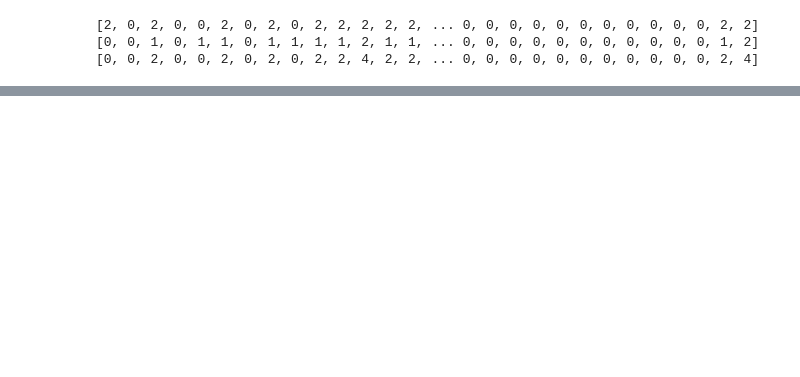
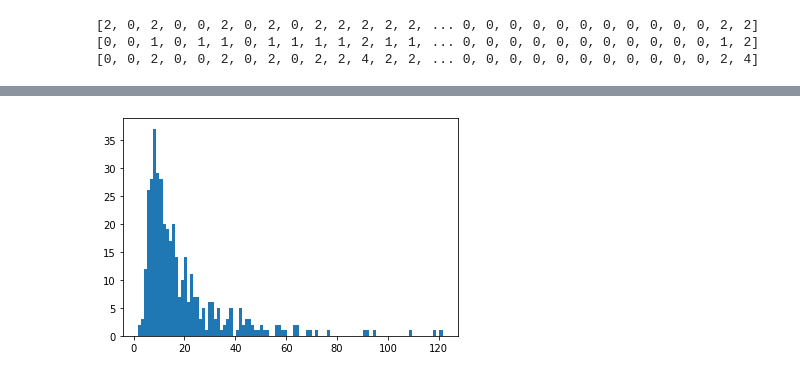
Before and after one commit to therwig/ele-studies, a Jupyter notebook: akAna/notebook.ipynb, the cells around one changed output, grey strips where cells are left out. Cells and saved outputs as stored; diff of their text form; code cells hidden in the pictures; blank space fills up the shorter version.

Commit message:
code for truth-to-reco matching

```diff
--- a/akAna/notebook.ipynb
+++ b/akAna/notebook.ipynb
@@ -149,0 +178,37 @@ plt.hist(ak.flatten(dR), bins=100, range=(0,7));
+# %%
+@numba.jit
+def dr_match(evts_ts, evts_rs, builder):
+    # note: allows multiple truths to match
+    # to same reco if they're within 0.05
+    for ei in range(len(evts_ts)):
+        builder.begin_list()
+
+        rs = evts_rs[ei]
+        ts = evts_ts[ei]
+
+        for t in ts:
+            best_dr=-1
+            best_ind=-1
+            for ri in range(len(rs)):
+                r=rs[ri]
+                dr = np.sqrt((t.eta - r.eta)**2 + (t.phi - r.phi)**2)
+                if dr<0.05 and (best_dr<0 or dr<best_dr):
+                    best_dr=dr
+                    best_ind=ri
+
+            builder.begin_record()
+            builder.field("reco_index")
+            builder.append(best_ind)
+            builder.end_record()
+
+        builder.end_list()
+    return builder
+# %%
+match_builder = dr_match(truth_electrons, reco_electrons, ak.ArrayBuilder())
+match_extension = match_builder.snapshot()
+# %%
+matching_truth_mask = match_extension.reco_index >= 0
+matching_reco_mask = match_extension.reco_index[matching_truth_mask]
+matched_truth = truth_electrons[matching_truth_mask]
+unmatched_truth = truth_electrons[~matching_truth_mask]
+matched_reco = reco_electrons[matching_reco_mask]
@@ -149,0 +245,4 @@ plt.hist(ak.flatten(dR), bins=100, range=(0,7));
+# %%
+plt.hist(ak.flatten(matched_truth.pt), bins=100);
+# %% [output]
+[figure, added]
```
Also changed, not shown: parts of 9 cells of this notebook, 2 other files.
